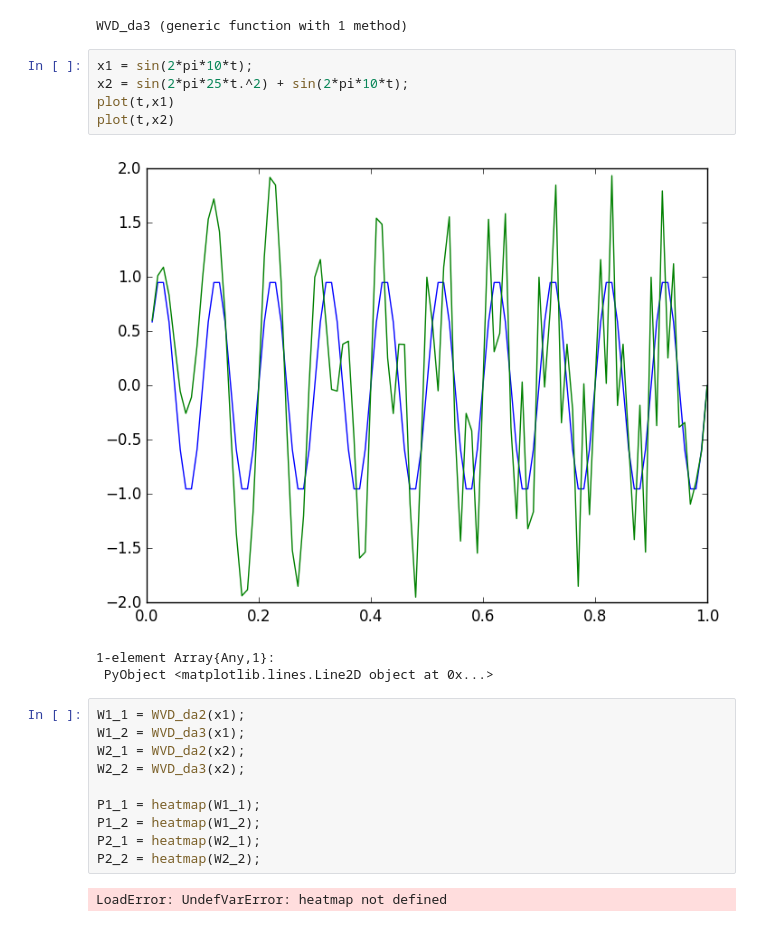
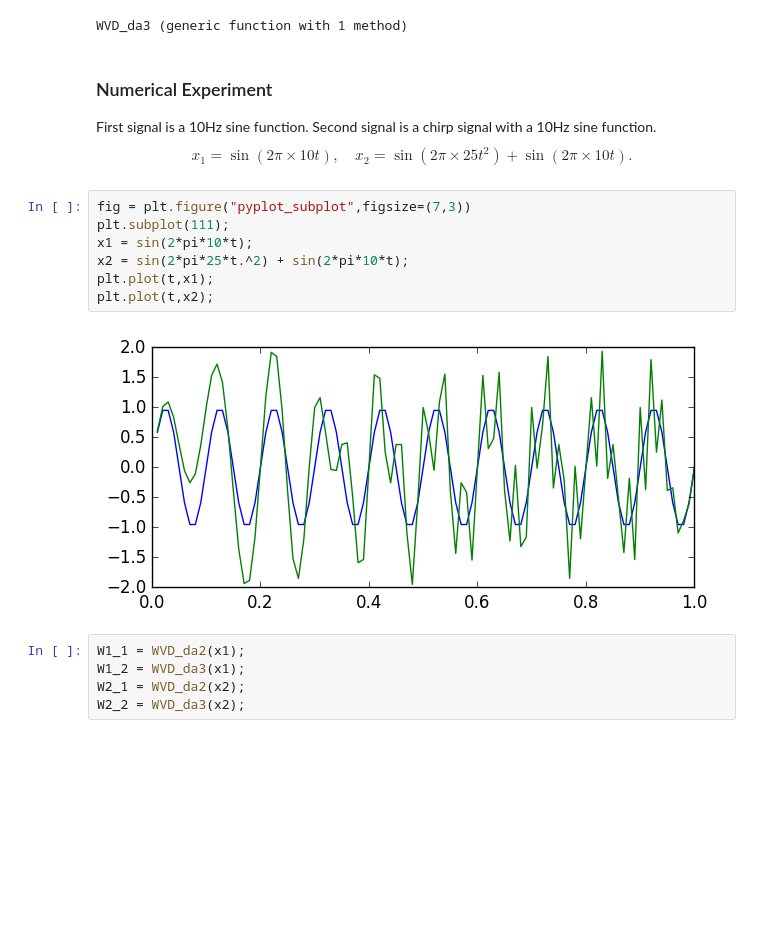
Before and after one commit to zzar43/MATH_600, a Jupyter notebook: WVD.ipynb, the cells around one changed output. Saved outputs shown, nothing was run; the diff lists cells and outputs as text; blank space fills up the shorter version.

Commit message:
Modify pyplot

```diff
--- a/WVD.ipynb
+++ b/WVD.ipynb
@@ -94,25 +92,22 @@ function WVD_da3(x)
 end
 # %% [output]
 WVD_da3 (generic function with 1 method)
+# %% [markdown]
+### Numerical Experiment
+First signal is a 10Hz sine function. Second signal is a chirp signal with a 10Hz sine function.
+$$x_1 = \sin(2\pi\times 10t),\quad x_2 = \sin(2\pi\times 25t^2) + \sin(2\pi\times 10t).$$
 # %%
+fig = plt.figure("pyplot_subplot",figsize=(7,3))
+plt.subplot(111);
 x1 = sin(2*pi*10*t);
 x2 = sin(2*pi*25*t.^2) + sin(2*pi*10*t);
-plot(t,x1)
-plot(t,x2)
+plt.plot(t,x1);
+plt.plot(t,x2);
 # %% [output]
-[figure, old version]
+[figure, new version]
-1-element Array{Any,1}:
- PyObject <matplotlib.lines.Line2D object at 0x...>
 # %%
 W1_1 = WVD_da2(x1);
 W1_2 = WVD_da3(x1);
 W2_1 = WVD_da2(x2);
 W2_2 = WVD_da3(x2);
-
-P1_1 = heatmap(W1_1);
-P1_2 = heatmap(W1_2);
-P2_1 = heatmap(W2_1);
-P2_2 = heatmap(W2_2);
-# %% [output]
-LoadError: UndefVarError: heatmap not defined
 # %%
```
Also changed, not shown: parts of 3 cells of this notebook.
